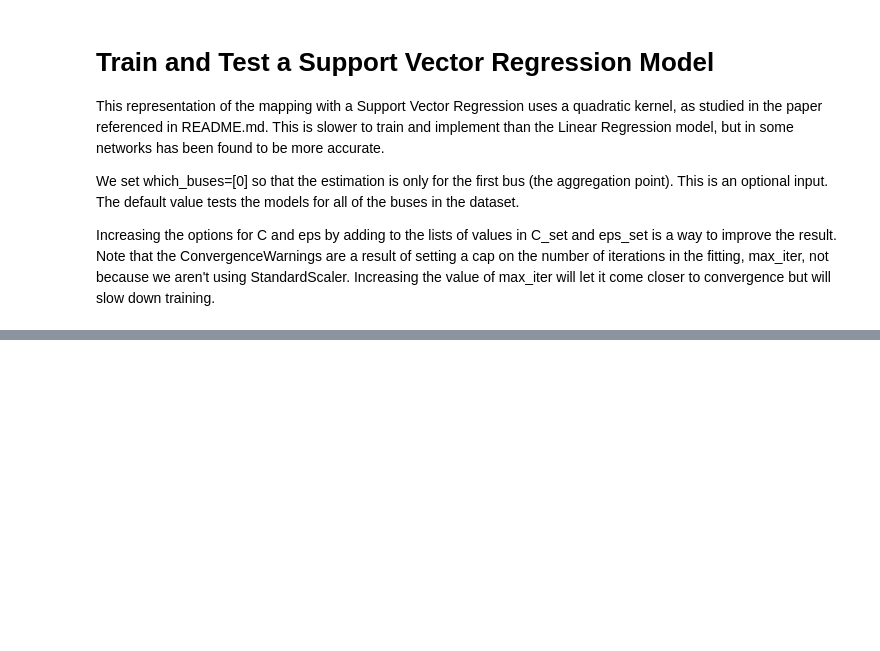
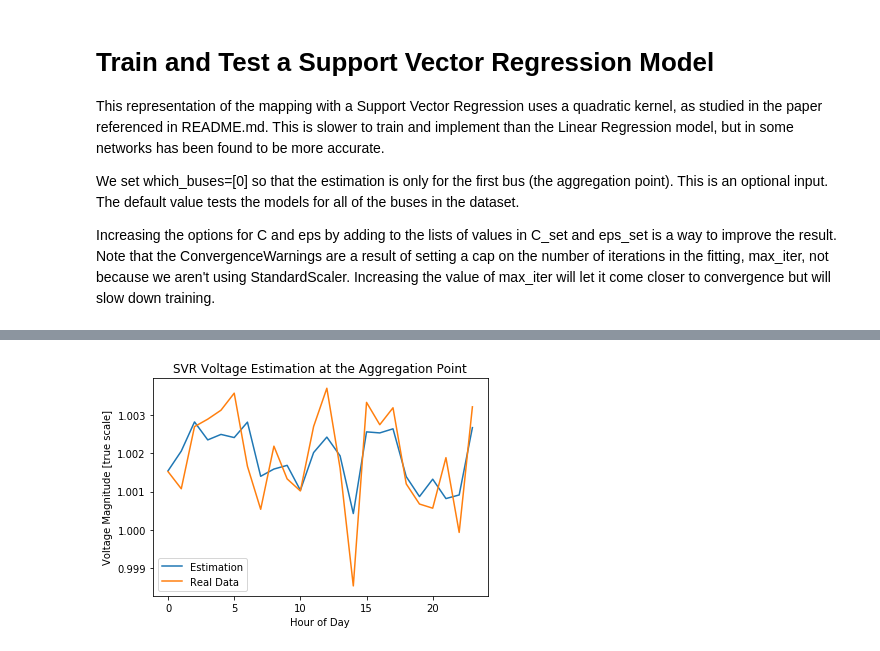
Before and after one commit to slaclab/VADER-Analytics, a Jupyter notebook: mlpowerflow/Voltage_Estimation_Use_Case.ipynb, the cells around one changed output, grey strips where cells are left out. Cells and saved outputs as stored; diff of their text form; code cells hidden in the pictures; blank space fills up the shorter version.

```diff
--- a/mlpowerflow/Voltage_Estimation_Use_Case.ipynb
+++ b/mlpowerflow/Voltage_Estimation_Use_Case.ipynb
@@ -122,0 +132,13 @@ plt.show()
+# %%
+time_set = np.arange(0,24) # Look at the first day of the test set
+which_bus_to_show = bus_try
+plt.figure()
+plt.plot(time_set,model.scale_back_sample_y(model.test_y_values_svr[time_set, 0], which_bus_to_show), time_set, model.scale_back_sample_y(model.y_test[time_set,which_bus_to_show], which_bus_to_show))
+plt.xlabel('Hour of Day')
+plt.ylabel('Voltage Magnitude [true scale]')
+plt.title('SVR Voltage Estimation at the Aggregation Point')
+plt.legend(labels=['Estimation','Real Data'])
+plt.show()
+# The corresponding error between the two is in model.test_error_values_svr[time_set]
+# %% [output]
+[figure, added]
```
Also changed, not shown: parts of 13 cells of this notebook, 3 other files.
